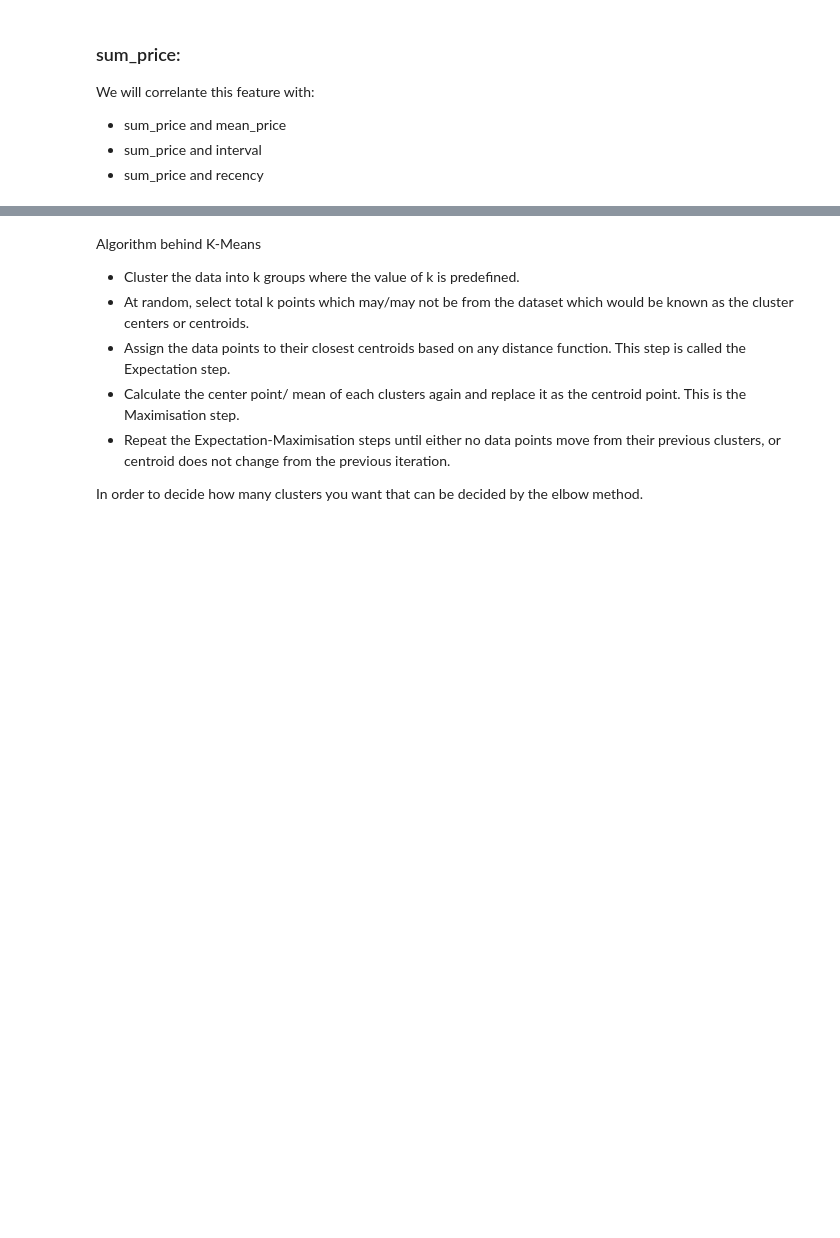
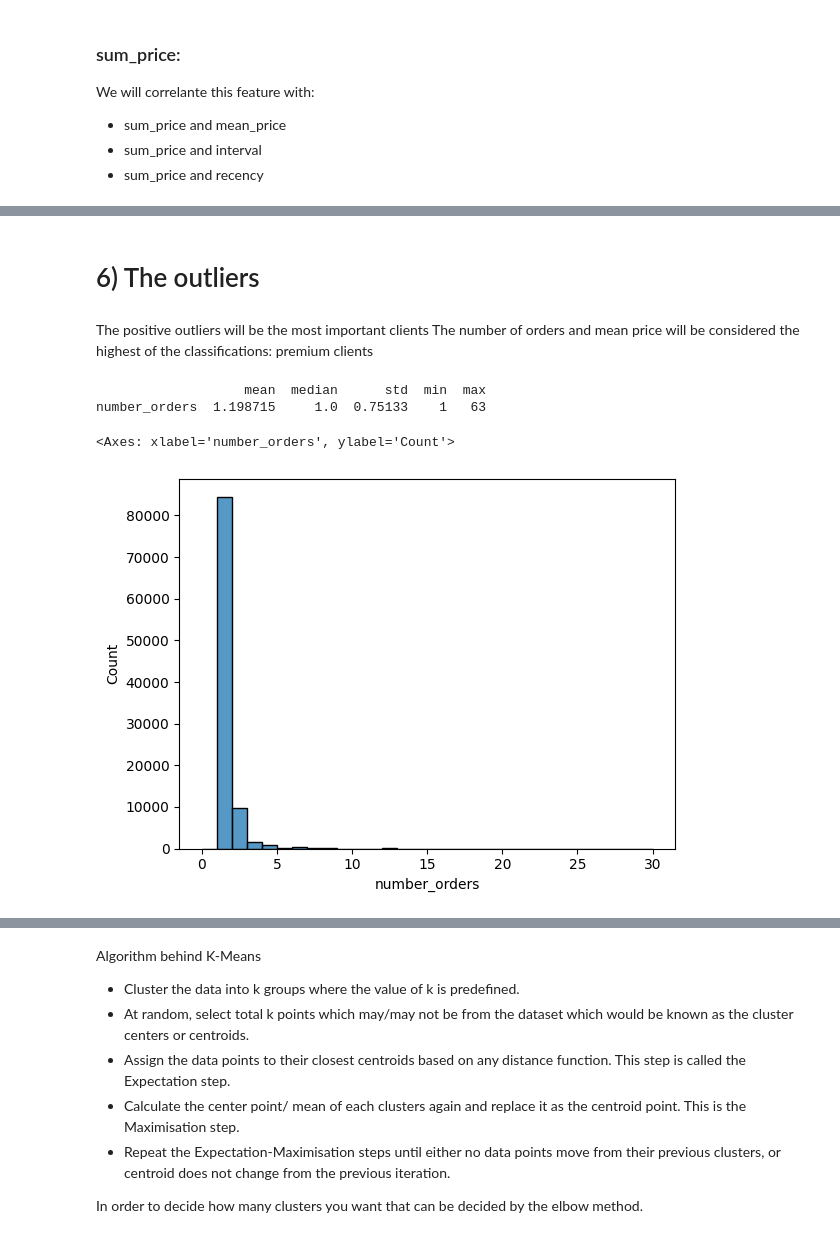
Before and after one commit to barbarafarah/clustering-clients, a Jupyter notebook: classifyng-customers.ipynb, the cells around one changed output, grey strips where cells are left out. Cells and saved outputs as stored; diff of their text form; code cells hidden in the pictures; blank space fills up the shorter version.

```diff
--- a/classifyng-customers.ipynb
+++ b/classifyng-customers.ipynb
@@ -558,0 +456,13 @@ plt.show()
+# %% [markdown]
+# 6) The outliers
+# %% [markdown]
+The positive outliers will be the most important clients
+The number of orders and mean price will be considered the highest of the classifications: premium clients
+# %%
+print(statistics_features('number_orders', df_clients))
+sns.histplot(df_clients['number_orders'], bins = 30, binrange = (0,30))
+# %% [output]
+                   mean  median      std  min  max
+number_orders  1.198715     1.0  0.75133    1   63
+<Axes: xlabel='number_orders', ylabel='Count'>
+[figure, added]
```
Also changed, not shown: parts of 103 cells of this notebook, 2 other files.
